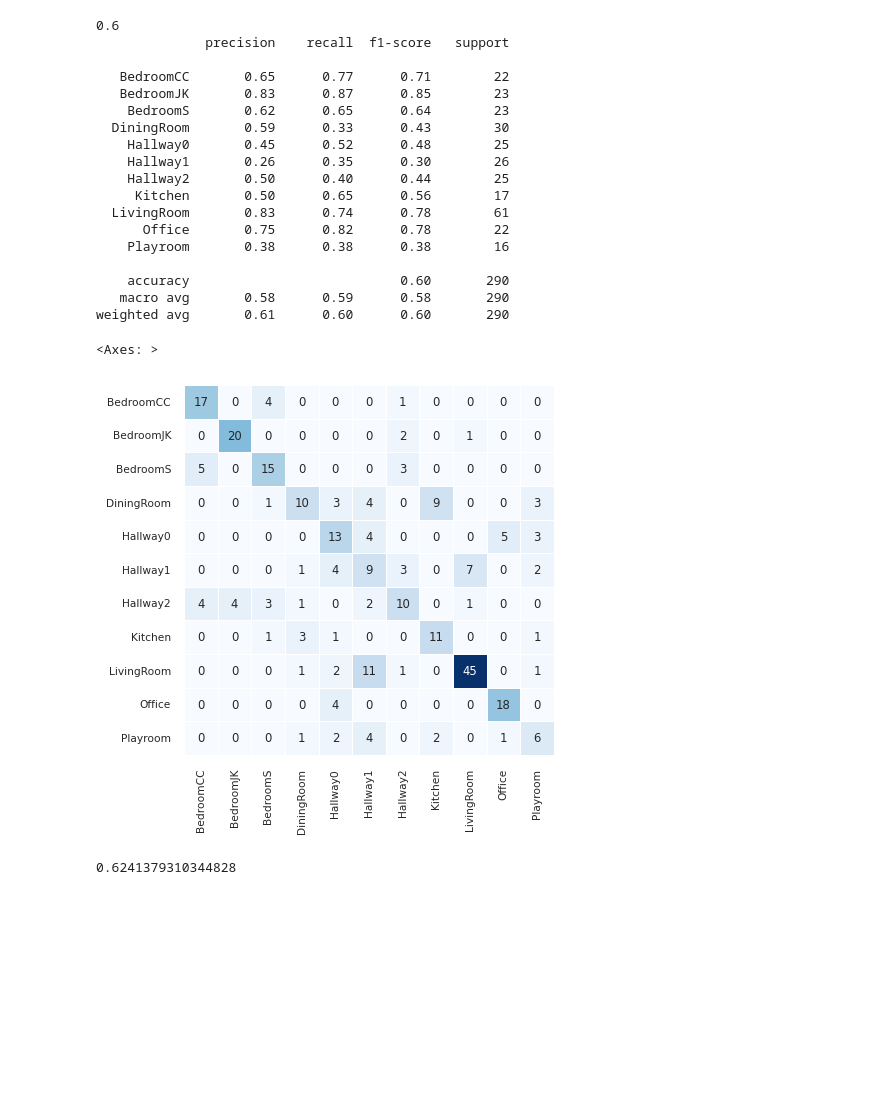
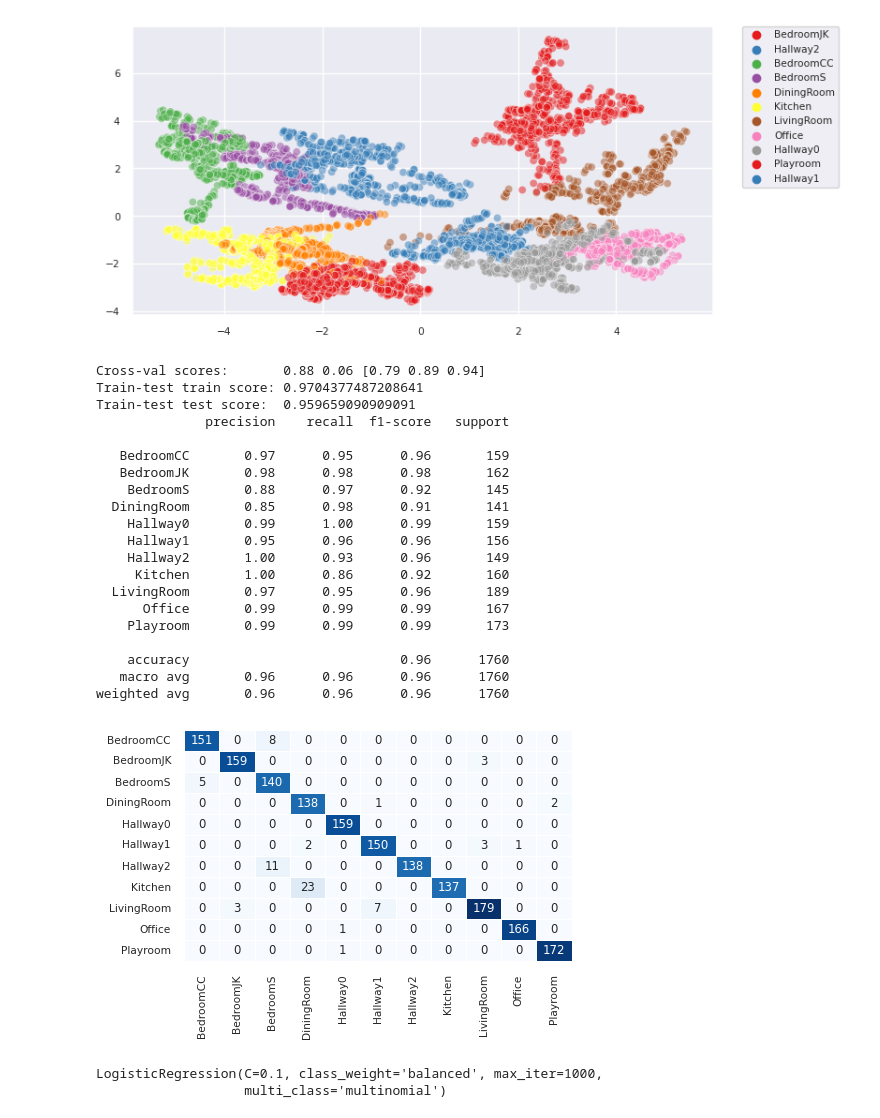
Before and after one commit to justin4480/ESPresense-ml, a Jupyter notebook: espresense-ml.ipynb, the cells around one changed output. Cells and saved outputs as stored; diff of their text form; code cells hidden in the pictures; blank space fills up the shorter version.

```diff
--- a/espresense-ml.ipynb
+++ b/espresense-ml.ipynb
@@ -127,44 +147,65 @@ Mean cross-validation accuracy: 0.6094118525153008
+# %%
+pca = PCA(n_components=2).fit_transform(X)
+plt.figure(figsize=(8, 4))
+sns.scatterplot(x=pca[:,0], y=pca[:,1], hue=y, palette='Set1', alpha=0.5)
+plt.legend(bbox_to_anchor=(1.05, 1), loc=2, borderaxespad=0.)
+plt.show()
+# %% [output]
+[figure, added]
 # %%
-from sklearn.model_selection import train_test_split
-from sklearn.metrics import confusion_matrix, classification_report
+# Normalise
+scaler = X.describe().loc[['mean', 'std']].T
+X = (X - scaler['mean']) / scaler['std']
 
-X_train, X_test, y_train, y_test = train_test_split(X, y, random_state=0)
+# Define model
+lr = LogisticRegression(max_iter=1000, class_weight='balanced', penalty='l2', C=0.1, solver='lbfgs', multi_class='multinomial')
 
+# Cross-validation
+scores = cross_val_score(lr, X, y, cv=StratifiedKFold(n_splits=3))
+print(f"Cross-val scores:\t{scores.mean().round(2)} {scores.std().round(2)} {scores.round(2)}")
+
+# Train-test
+X_train, X_test, y_train, y_test = train_test_split(X, y, random_state=0, stratify=y)
 lr.fit(X_train, y_train)
-print(lr.score(X_test, y_test))
+print(f'Train-test train score:\t{lr.score(X_train, y_train)}')
+print(f'Train-test test score:\t{lr.score(X_test, y_test)}')
+y_pred = lr.predict(X_test)
 
-y_pred = lr.predict(X_test)
+# Train Test Metrics
 print(classification_report(y_test, y_pred))
+plt.figure(figsize=(5, 3))
 sns.heatmap(
     data=confusion_matrix(y_test, y_pred),
-    annot=True, fmt='d', cbar=False, square=True,
+    annot=True, fmt='d', cbar=False, square=False,
     linecolor='white', linewidths=0.5, cmap='Blues',
     xticklabels=lr.classes_,
     yticklabels=lr.classes_,
 )
+plt.show()
+
+# Final model fit
+lr.fit(X, y)
 # %% [output]
-0.6
+Cross-val scores:       0.88 0.06 [0.79 0.89 0.94]
+Train-test train score: 0.9704377487208641
+Train-test test score:  0.959659090909091
               precision    recall  f1-score   support
 
-   BedroomCC       0.65      0.77      0.71        22
-   BedroomJK       0.83      0.87      0.85        23
-    BedroomS       0.62      0.65      0.64        23
-  DiningRoom       0.59      0.33      0.43        30
-    Hallway0       0.45      0.52      0.48        25
-    Hallway1       0.26      0.35      0.30        26
-    Hallway2       0.50      0.40      0.44        25
-     Kitchen       0.50      0.65      0.56        17
-  LivingRoom       0.83      0.74      0.78        61
-      Office       0.75      0.82      0.78        22
-    Playroom       0.38      0.38      0.38        16
+   BedroomCC       0.97      0.95      0.96       159
+   BedroomJK       0.98      0.98      0.98       162
+    BedroomS       0.88      0.97      0.92       145
+  DiningRoom       0.85      0.98      0.91       141
+    Hallway0       0.99      1.00      0.99       159
+    Hallway1       0.95      0.96      0.96       156
+    Hallway2       1.00      0.93      0.96       149
+     Kitchen       1.00      0.86      0.92       160
+  LivingRoom       0.97      0.95      0.96       189
+      Office       0.99      0.99      0.99       167
+    Playroom       0.99      0.99      0.99       173
 
-    accuracy                           0.60       290
-   macro avg       0.58      0.59      0.58       290
-weighted avg       0.61      0.60      0.60       290
+    accuracy                           0.96      1760
+   macro avg       0.96      0.96      0.96      1760
+weighted avg       0.96      0.96      0.96      1760
+[figure, new version]
-<Axes: >
+LogisticRegression(C=0.1, class_weight='balanced', max_iter=1000,
+                   multi_class='multinomial')
-[figure, old version]
-# %%
-lr.fit(X, y)
-print(lr.score(X_test, y_test))
-# %% [output]
-0.6241379310344828
```
Also changed, not shown: parts of 9 cells of this notebook.
